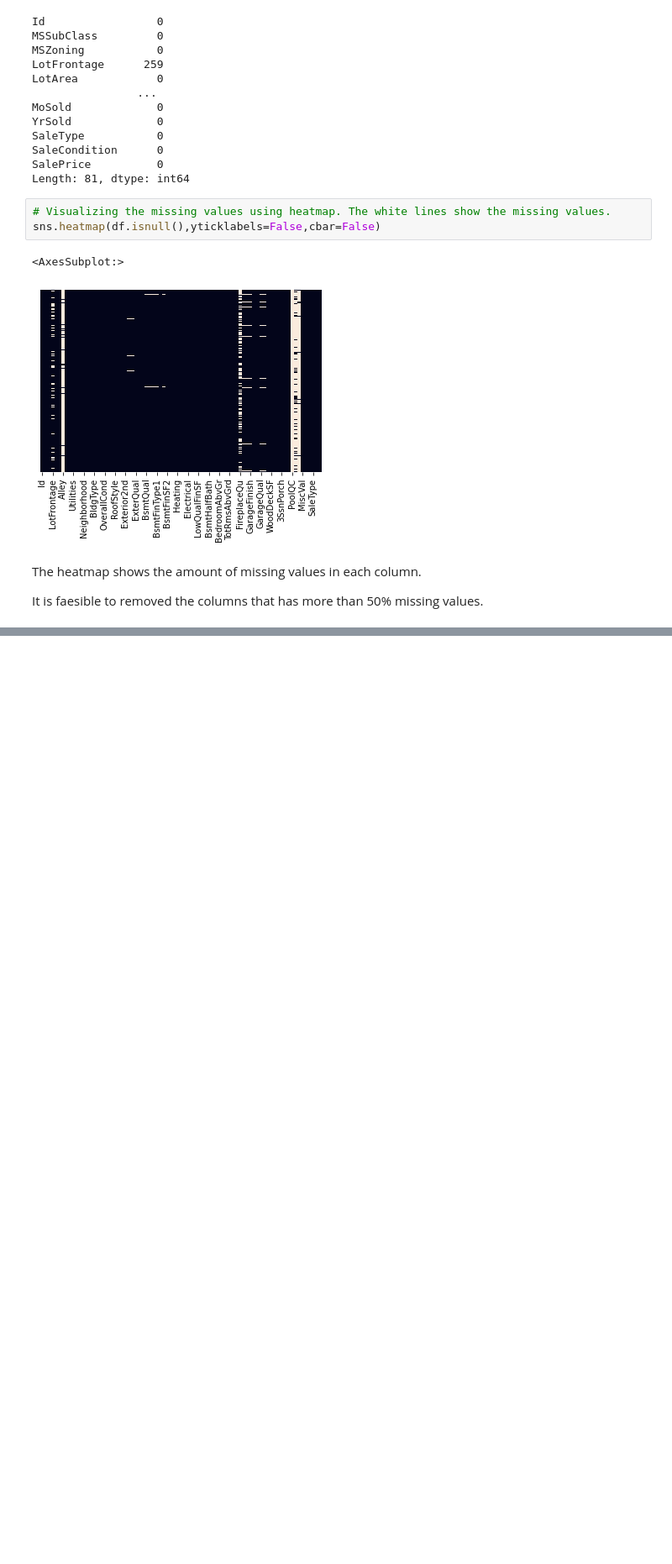
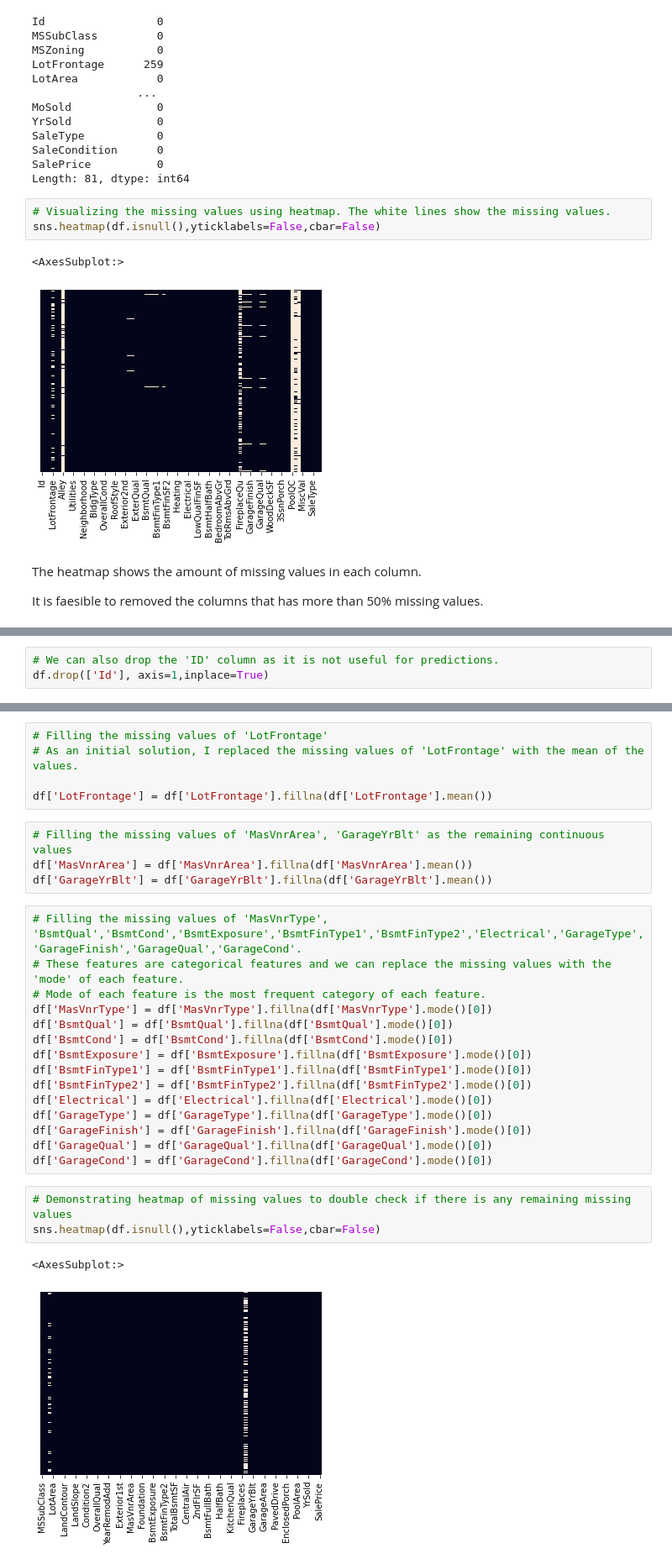
Before and after one commit to Shahrad-Shakerian/Kaggle---House-Price-Prediction, a Jupyter notebook: Kaggle Dataset - House Price Prediction.ipynb, the cells around one changed output, grey strips where cells are left out. Shown at 84% size. Drawn from its saved outputs; the diff is of its cells as text; blank space fills up the shorter version.

```diff
--- a/Kaggle Dataset - House Price Prediction.ipynb
+++ b/Kaggle Dataset - House Price Prediction.ipynb
@@ -53,0 +53,3 @@ df.shape
+# %%
+# We can also drop the 'ID' column as it is not useful for predictions.
+df.drop(['Id'], axis=1,inplace=True)
@@ -53,0 +86,30 @@ df.shape
+# %%
+# Filling the missing values of 'LotFrontage'
+# As an initial solution, I replaced the missing values of 'LotFrontage' with the mean of the values.
+
+df['LotFrontage'] = df['LotFrontage'].fillna(df['LotFrontage'].mean())
+# %%
+# Filling the missing values of 'MasVnrArea', 'GarageYrBlt' as the remaining continuous values
+df['MasVnrArea'] = df['MasVnrArea'].fillna(df['MasVnrArea'].mean())
+df['GarageYrBlt'] = df['GarageYrBlt'].fillna(df['GarageYrBlt'].mean())
+# %%
+# Filling the missing values of 'MasVnrType', 'BsmtQual','BsmtCond','BsmtExposure','BsmtFinType1','BsmtFinType2','Electrical','GarageType','GarageFinish','GarageQual','GarageCond'.
+# These features are categorical features and we can replace the missing values with the 'mode' of each feature.
+# Mode of each feature is the most frequent category of each feature.
+df['MasVnrType'] = df['MasVnrType'].fillna(df['MasVnrType'].mode()[0])
+df['BsmtQual'] = df['BsmtQual'].fillna(df['BsmtQual'].mode()[0])
+df['BsmtCond'] = df['BsmtCond'].fillna(df['BsmtCond'].mode()[0])
+df['BsmtExposure'] = df['BsmtExposure'].fillna(df['BsmtExposure'].mode()[0])
+df['BsmtFinType1'] = df['BsmtFinType1'].fillna(df['BsmtFinType1'].mode()[0])
+df['BsmtFinType2'] = df['BsmtFinType2'].fillna(df['BsmtFinType2'].mode()[0])
+df['Electrical'] = df['Electrical'].fillna(df['Electrical'].mode()[0])
+df['GarageType'] = df['GarageType'].fillna(df['GarageType'].mode()[0])
+df['GarageFinish'] = df['GarageFinish'].fillna(df['GarageFinish'].mode()[0])
+df['GarageQual'] = df['GarageQual'].fillna(df['GarageQual'].mode()[0])
+df['GarageCond'] = df['GarageCond'].fillna(df['GarageCond'].mode()[0])
+# %%
+# Demonstrating heatmap of missing values to double check if there is any remaining missing values
+sns.heatmap(df.isnull(),yticklabels=False,cbar=False)
+# %% [output]
+<AxesSubplot:>
+[figure, added]
```
Also changed, not shown: parts of 46 cells of this notebook.
